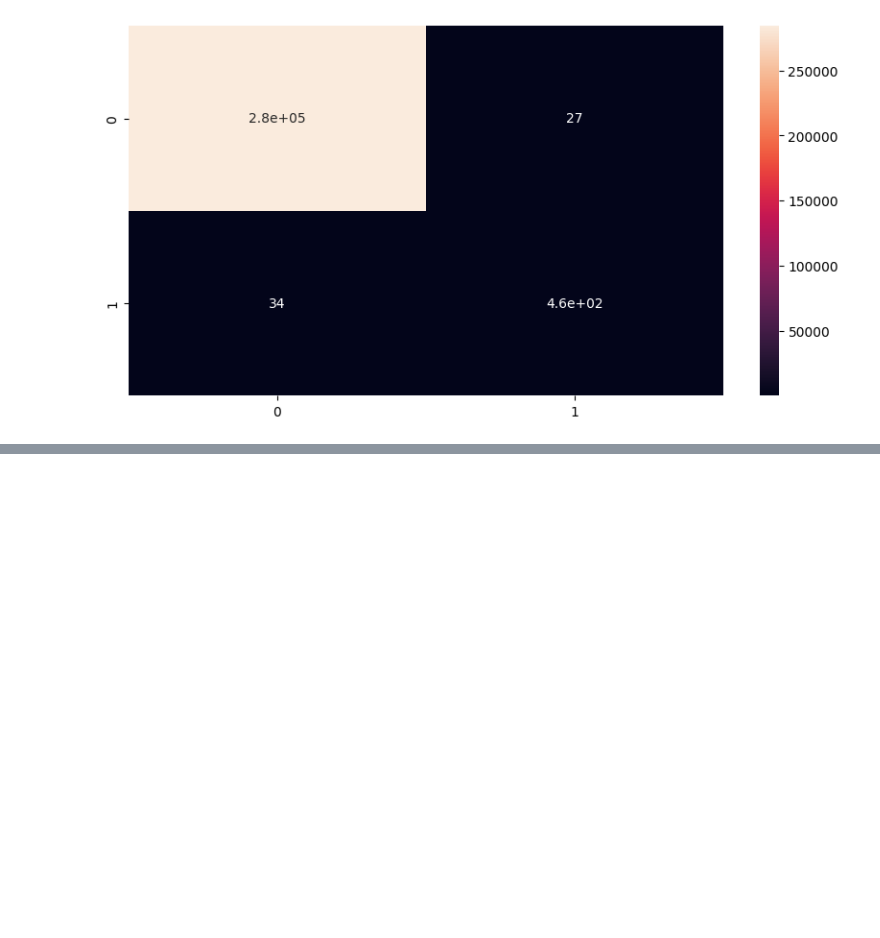
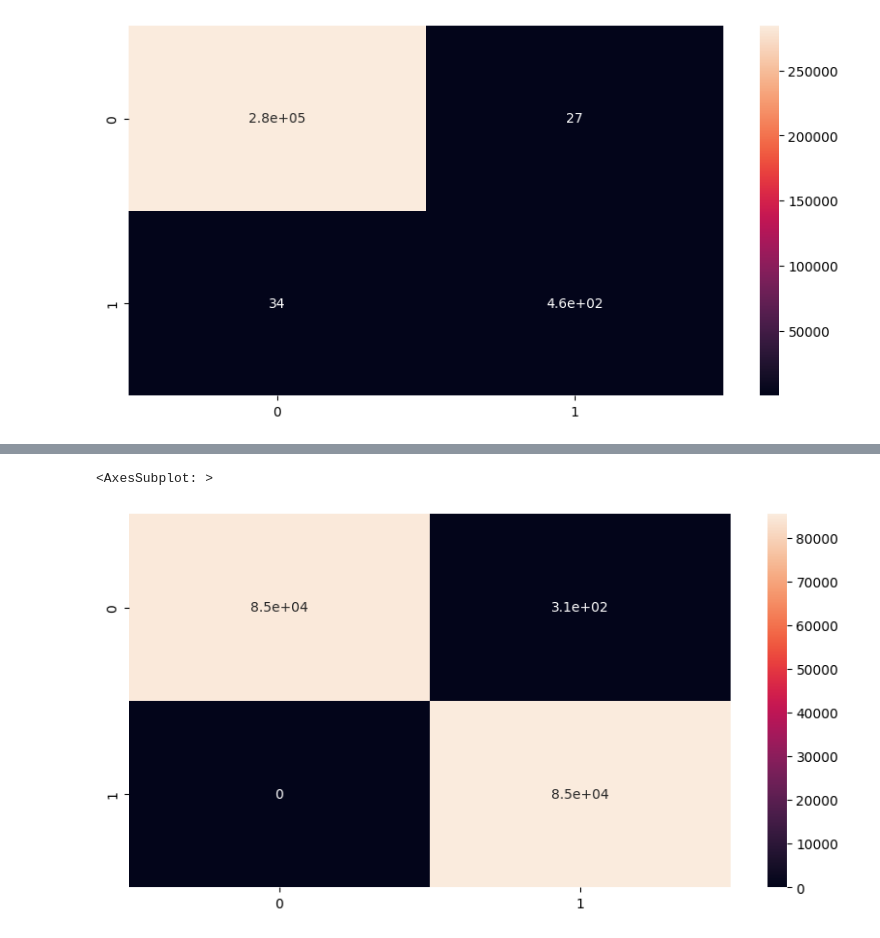
Before and after one commit to Devansh-Gupta-Official/creditcard-fraud-detection, a Jupyter notebook: fraud_detection.ipynb, the cells around one changed output, grey strips where cells are left out. Saved outputs shown, nothing was run; the diff lists cells and outputs as text; code cells hidden in the pictures; blank space fills up the shorter version.

```diff
--- a/fraud_detection.ipynb
+++ b/fraud_detection.ipynb
@@ -236,0 +342,13 @@ sns.heatmap(cm5,annot=True)
+# %%
+y_resample = pd.DataFrame(y_resample)
+X_resample = pd.DataFrame(X_resample)
+# %%
+X_train, X_test, y_train, y_test = train_test_split(X_resample, y_resample, test_size=0.3)
+# %%
+X_train = np.array(X_train)
+X_test = np.array(X_test)
+y_train = np.array(y_train)
+y_test = np.array(y_test)
+# %%
+model.compile(optimizer='adam',loss='binary_crossentropy',metrics=['accuracy'])
+model.fit(X_train,y_train,batch_size=15,epochs=5)
@@ -236,0 +367,7 @@ sns.heatmap(cm5,annot=True)
+# %%
+y_pred_oversample = model.predict(X_test)
+y_test_dataframe = pd.DataFrame(y_test)
+cm_oversample = confusion_matrix(y_test_dataframe,y_pred_oversample.round())
+plt.figure(figsize=(10,5))
+sns.heatmap(cm_oversample,annot=True)
+# %% [output]
@@ -236,0 +375,2 @@ sns.heatmap(cm5,annot=True)
+<AxesSubplot: >
+[figure, added]
```
Also changed, not shown: parts of 23 cells of this notebook.
